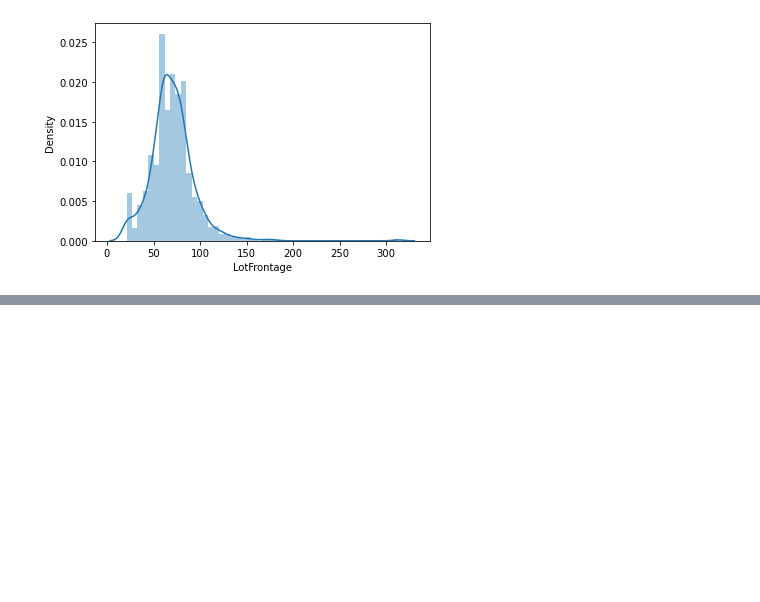
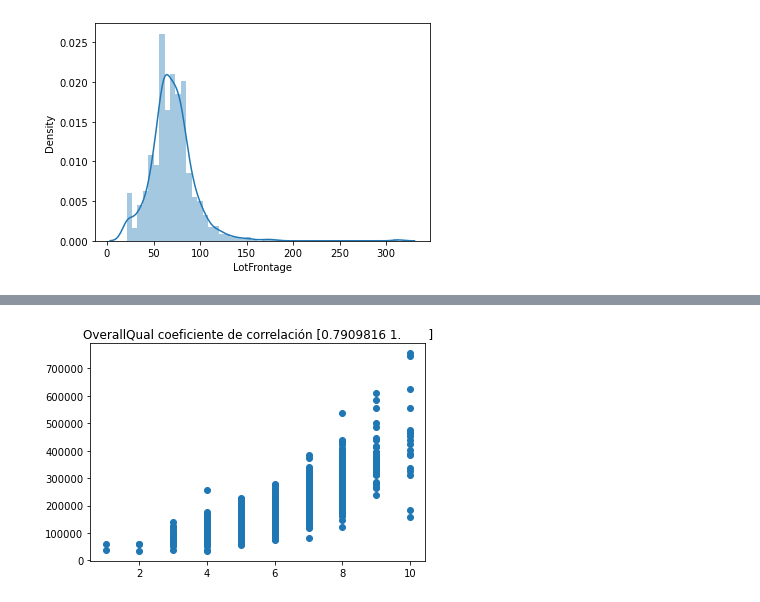
Before and after one commit to KElizabethL/Proyecto_1-Statistical, a Jupyter notebook: proyecto_1.ipynb, the cells around one changed output, grey strips where cells are left out. Drawn from its saved outputs; the diff is of its cells as text; code cells hidden in the pictures; blank space fills up the shorter version.

```diff
--- a/proyecto_1.ipynb
+++ b/proyecto_1.ipynb
@@ -184,0 +191,7 @@ sb.distplot(df[:,5][~np.isnan(df[:,5])],axlabel=colums[5])
+# %%
+CRR1 = np.corrcoef(df[:,1],df[:,0])
+plt.scatter(df[:,1],df[:,0])
+plt.title(colums[1]+' coeficiente de correlación ' + str(CRR1[1]))
+plt.show()
+# %% [output]
+[figure, added]
```
Also changed, not shown: parts of 7 cells of this notebook, 1 other file.
